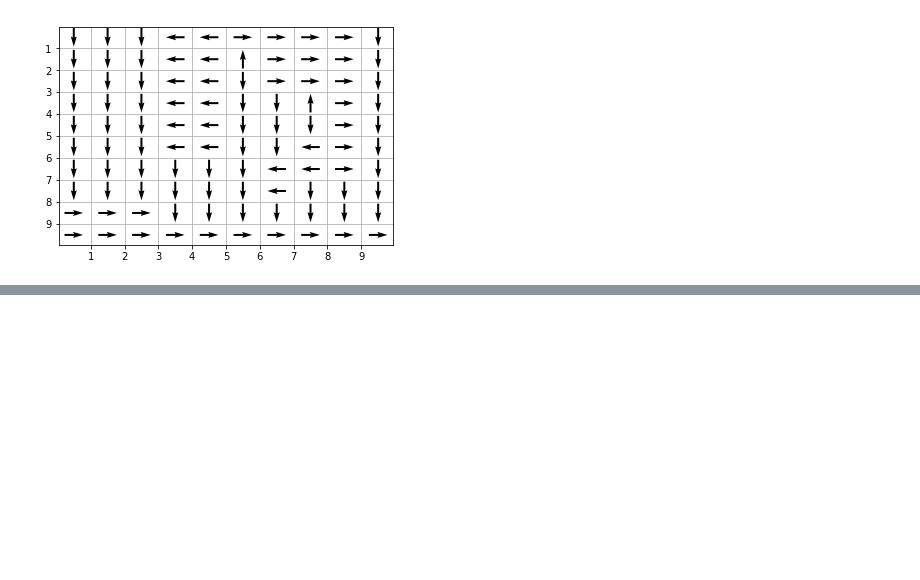
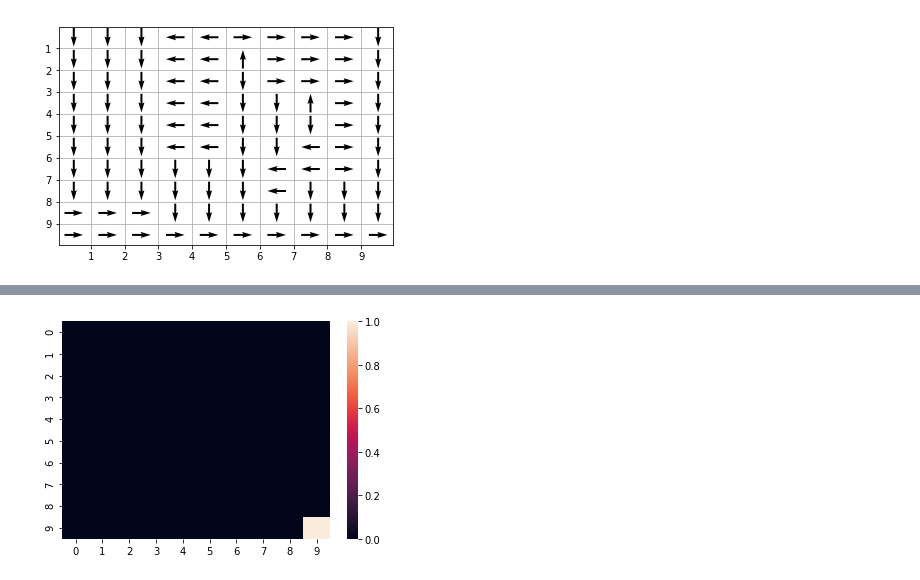
Before and after one commit to twjeric/UCLA-EE232-Large-Scale-Social-and-Complex-Networks, a Jupyter notebook: Project3/project3.ipynb, the cells around one changed output, grey strips where cells are left out. Saved outputs shown, nothing was run; the diff lists cells and outputs as text; code cells hidden in the pictures; blank space fills up the shorter version.

```diff
--- a/Project3/project3.ipynb
+++ b/Project3/project3.ipynb
@@ -358,0 +483,4 @@ print((r.reshape((n_states,))))
+# %%
+hm_rfunc1 = sns.heatmap(Rfunc1)
+# %% [output]
+[figure, added]
```
Also changed, not shown: parts of 50 cells of this notebook.
